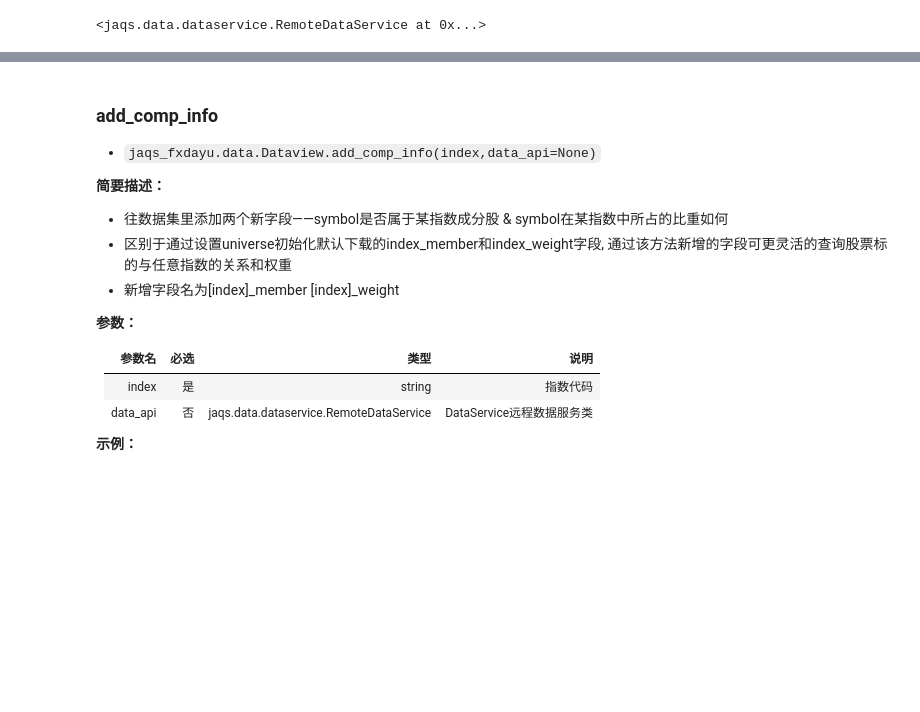
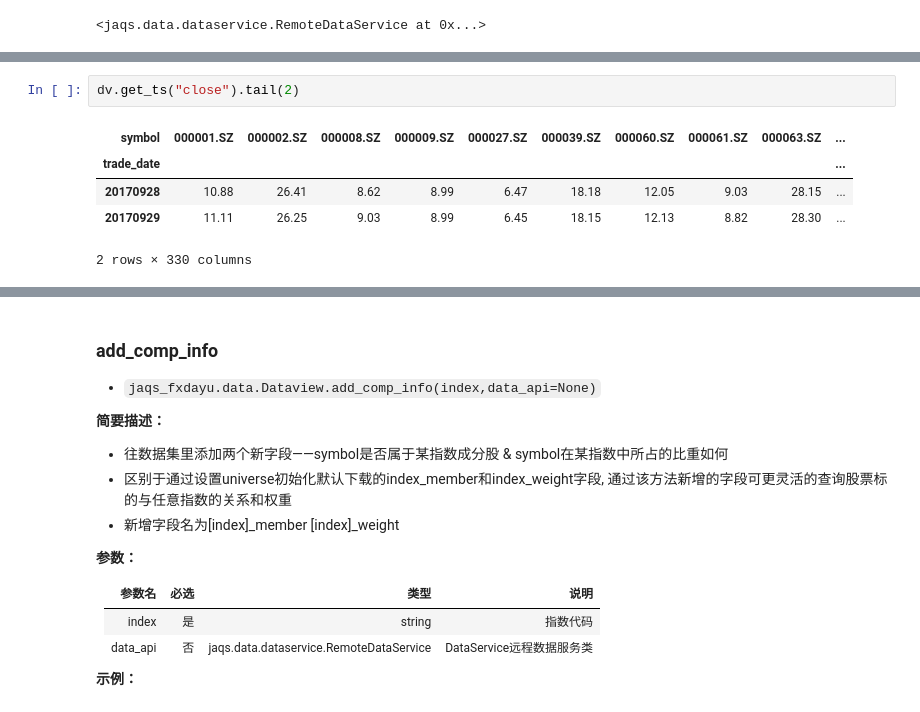
Before and after one commit to xingetouzi/jaqs-fxdayu, a Jupyter notebook: docs/_source/dataview.ipynb, the cells around one changed output, grey strips where cells are left out. Cells and saved outputs as stored; diff of their text form; blank space fills up the shorter version.

```diff
--- a/docs/_source/dataview.ipynb
+++ b/docs/_source/dataview.ipynb
@@ -480,0 +498,8 @@ dv.data_api
+# %%
+dv.get_ts("close").tail(2)
+# %% [output]
+| symbol | 000001.SZ | 000002.SZ | 000008.SZ | 000009.SZ | 000027.SZ | 000039.SZ | 000060.SZ | 000061.SZ | 000063.SZ | ... |
+| trade_date |  |  |  |  |  |  |  |  |  | ... |
+| 20170928 | 10.88 | 26.41 | 8.62 | 8.99 | 6.47 | 18.18 | 12.05 | 9.03 | 28.15 | ... |
+| 20170929 | 11.11 | 26.25 | 9.03 | 8.99 | 6.45 | 18.15 | 12.13 | 8.82 | 28.30 | ... |
+2 rows × 330 columns
```
Also changed, not shown: parts of 4 cells of this notebook, 3 other files.
